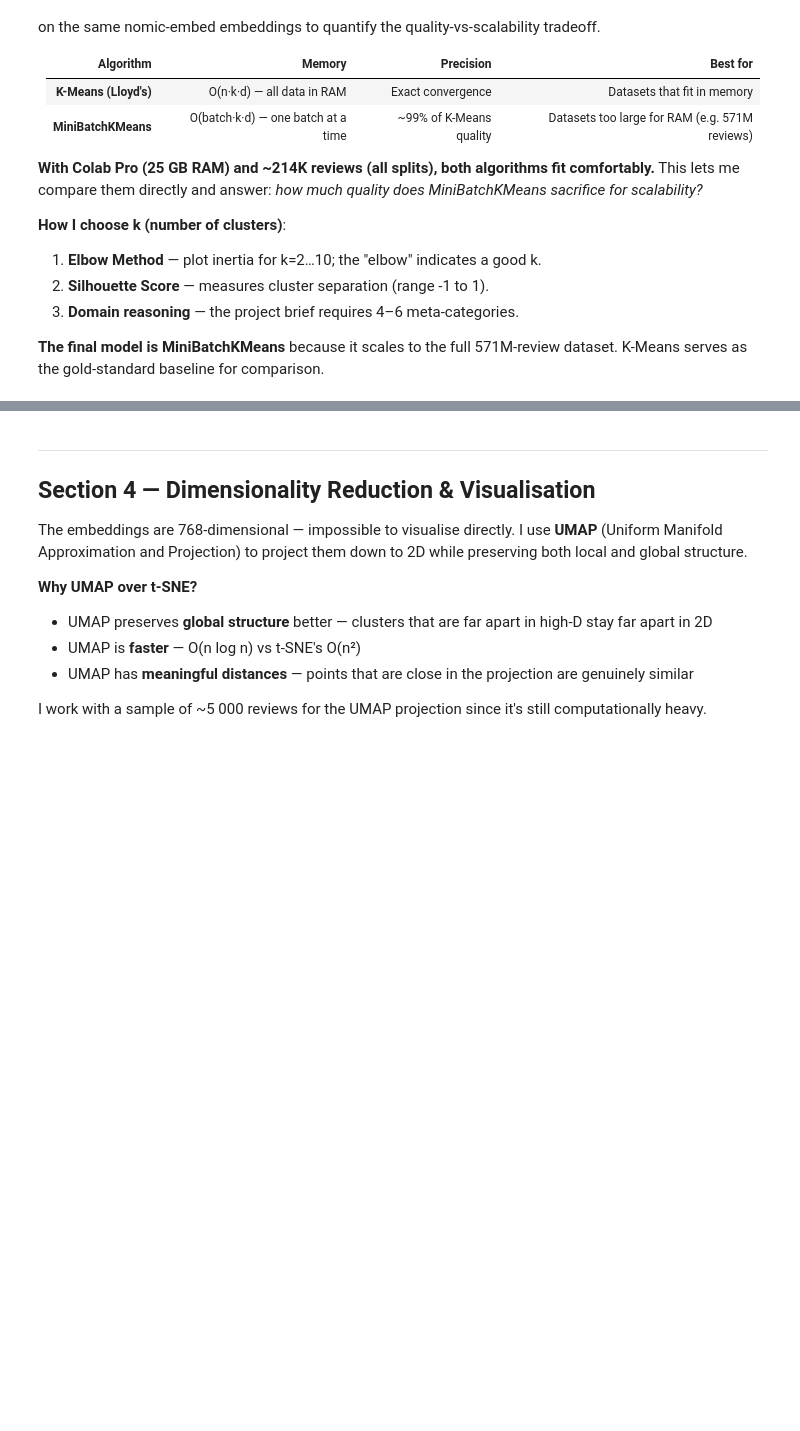
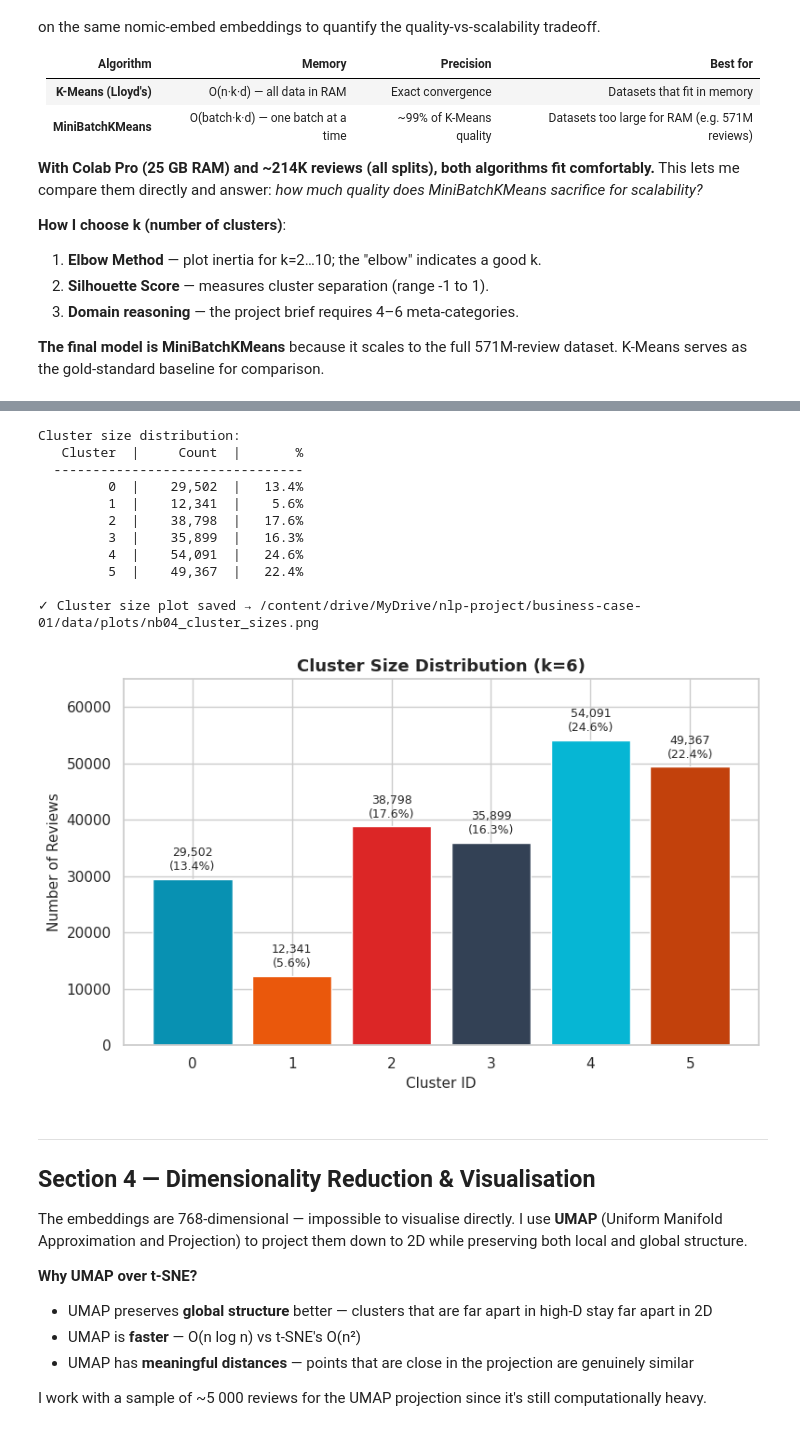
Before and after one commit to Sebastianlopez-dev/NLP-Business-Case-Automated-Customers-Reviews, a Jupyter notebook: notebook_04_category_clustering.ipynb, the cells around one changed output, grey strips where cells are left out. Drawn from its saved outputs; the diff is of its cells as text; code cells hidden in the pictures; blank space fills up the shorter version.

```diff
--- a/notebook_04_category_clustering.ipynb
+++ b/notebook_04_category_clustering.ipynb
@@ -711,4 +877,9 @@ print(f"  MiniBatchKMeans retains ~{100 * (1 - avg_gap):.1f}% of K-Means silhoue
 # %%
+import time
+import numpy as np
+from sklearn.cluster import KMeans, MiniBatchKMeans
+from sklearn.metrics import silhouette_score
+
 # ── 3.4  Fit final models and compare ──────────────────────────────────────
 # I fit both K-Means and MiniBatchKMeans with the selected k.
 # MiniBatchKMeans is the production choice (scales to 571M reviews).
@@ -761,7 +932,7 @@ mb_epoch_steps = []  # Per-epoch: [{init, epoch, eval_inertia, train_inertia}, .
 
 best_mb_inertia = float('inf')
 best_mb_model = None
-best_mb_labels = None
+best_mb_labels = None # Initialize best_mb_labels
 
 n_samples = len(embeddings)
 n_batches_per_epoch = (n_samples + MB_BATCH_FIT - 1) // MB_BATCH_FIT  # ceiling division
@@ -824,14 +995,14 @@ for init in range(MB_N_INIT):
         })
 
         # Print progress
-        print(f"  Init {init+1}/{MB_N_INIT}  Epoch {epoch+1:2d}/{MB_N_EPOCHS}  "
+        print(f"  Init {init+1}/{MB_N_INIT}  Epoch {epoch+1:2d}/{MB_N_EPOCHS}  " \
               f"inertia={mb.inertia_:,.0f}  eval_inertia={eval_inertia:,.0f}")
 
     # Track best initialisation
     if mb.inertia_ < best_mb_inertia:
         best_mb_inertia = mb.inertia_
         best_mb_model = mb
-        best_mb_labels = mb.predict(embeddings)
+        best_mb_labels = mb.predict(embeddings) # Store labels for the full dataset
 
     print(f"  → Init {init+1}/{MB_N_INIT} final inertia: {mb.inertia_:,.0f}\n")
 
@@ -839,7 +1010,7 @@ mb_fit_time = time.perf_counter() - t_mb_start
 
 # Use best model
 final_kmeans = best_mb_model
-FINAL_SIL = silhouette_score(sil_sample, final_kmeans.predict(sil_sample))
+FINAL_SIL = silhouette_score(sil_sample, best_mb_labels[sil_sample_indices]) # Use best_mb_labels for silhouette
 
 # Print fit summary
 print(f"  MiniBatchKMeans training complete:")
@@ -863,7 +1034,7 @@ print(f"           while using O(batch·k·d) memory instead of O(n·k·d).")
 print(f"{'='*60}")
 
 # ── Assign cluster labels (MiniBatchKMeans — production model) ──
-cluster_labels = final_kmeans.labels_
+cluster_labels = best_mb_labels # Use the pre-calculated best_mb_labels
 df_merged["cluster"] = cluster_labels
 
 print(f"\n✓ Final clustering complete. Using MiniBatchKMeans for cluster assignments.")
@@ -882,34 +1071,52 @@ print("Cluster size distribution:")
 print(f"  {'Cluster':>8s}  |  {'Count':>8s}  |  {'%':>6s}")
 print(f"  {'-'*32}")
 for cluster_id in sorted(cluster_counts.index):
     count = cluster_counts[cluster_id]
     pct = 100 * count / len(df_merged)
     print(f"  {cluster_id:8d}  |  {count:>8,}  |  {pct:>5.1f}%")
 
 # ── Bar chart ──
 fig, ax = plt.subplots(figsize=(8, 5))
 colors = ['#0891B2', '#EA580C', '#DC2626', '#334155', '#06B6D4', '#C2410C'][:BEST_K]
 bars = ax.bar(cluster_counts.index, cluster_counts.values, color=colors, edgecolor="white")
 
 ax.set_title(f"Cluster Size Distribution (k={BEST_K})", fontsize=13, fontweight="bold")
 ax.set_xlabel("Cluster ID", fontsize=11)
 ax.set_ylabel("Number of Reviews", fontsize=11)
 
+# Get the maximum bar height to adjust y-axis limits and text offset
+max_height = cluster_counts.max()
+ax.set_ylim(0, max_height * 1.2) # Add 20% extra space above the highest bar
+
 # Annotate each bar with count and percentage
 for bar, (cluster_id, count) in zip(bars, cluster_counts.items()):
     pct = 100 * count / len(df_merged)
+    # Adjust the vertical position of the text using a percentage of max_height
     ax.text(
         bar.get_x() + bar.get_width() / 2,
-        bar.get_height() + len(df_merged) * 0.01,
+        bar.get_height() + max_height * 0.02, # 2% of max_height as offset
         f"{count:,}\n({pct:.1f}%)",
         ha="center", va="bottom", fontsize=9
     )
 
 plt.tight_layout()
 cluster_size_path = os.path.join(PLOTS_DIR, "nb04_cluster_sizes.png")
 plt.savefig(cluster_size_path, dpi=150, bbox_inches="tight")
 print(f"\n✓ Cluster size plot saved → {cluster_size_path}")
 plt.show()
+# %% [output]
+Cluster size distribution:
+   Cluster  |     Count  |       %
+  --------------------------------
+         0  |    29,502  |   13.4%
+         1  |    12,341  |    5.6%
+         2  |    38,798  |   17.6%
+         3  |    35,899  |   16.3%
+         4  |    54,091  |   24.6%
+         5  |    49,367  |   22.4%
+
+✓ Cluster size plot saved → /content/drive/MyDrive/nlp-project/business-case-01/data/plots/nb04_cluster_sizes.png
+[figure, added]
 # %% [markdown]
 ---
 ## Section 4 — Dimensionality Reduction & Visualisation
```
Also changed, not shown: parts of 37 cells of this notebook, 1 other file.
